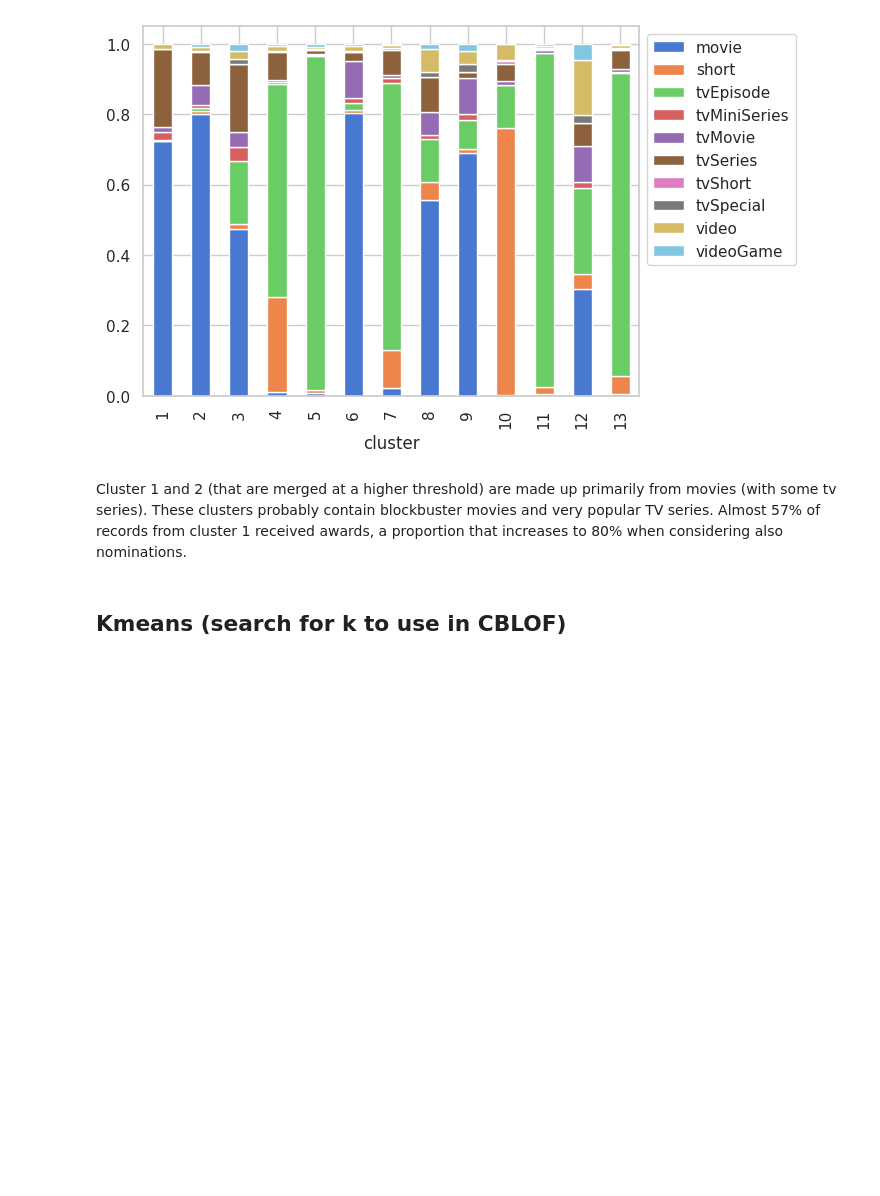
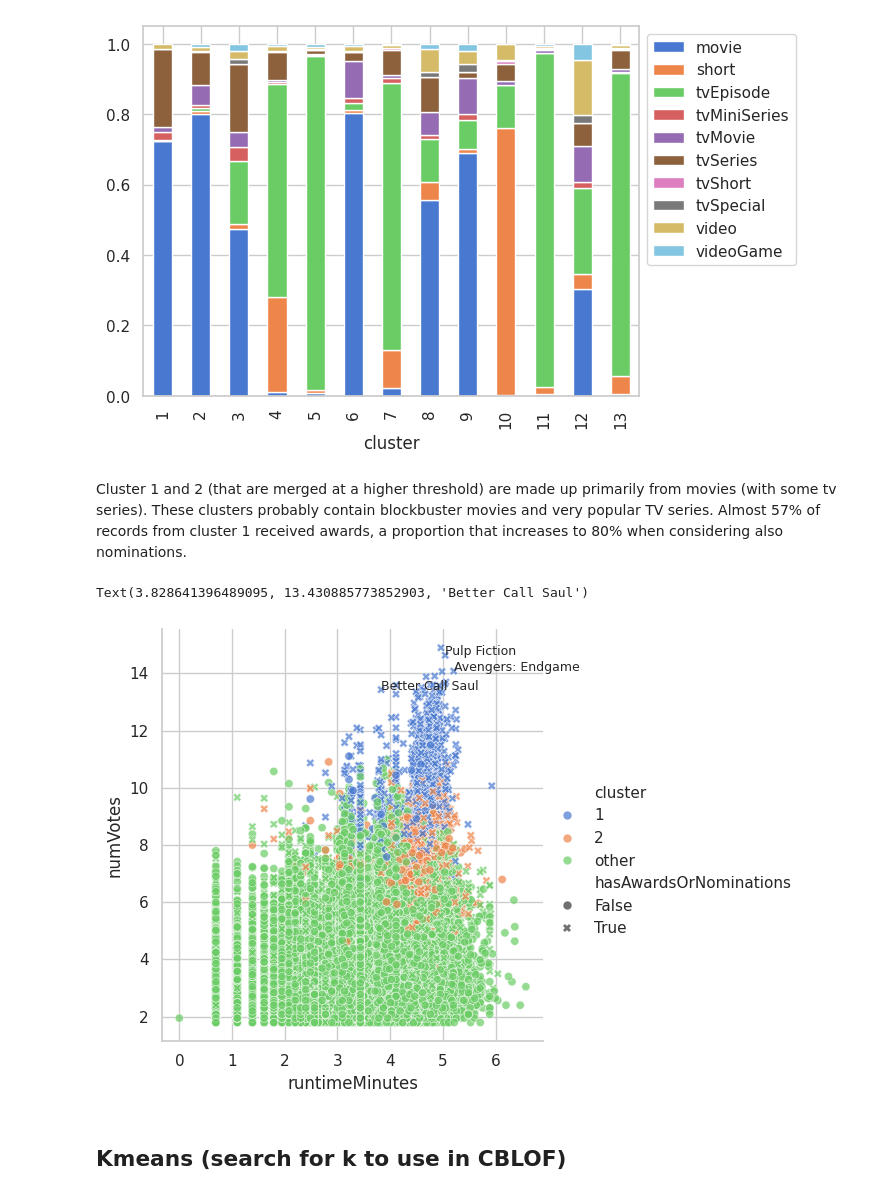
Before and after one commit to g-fabiani4-unipi/dm2_project, a Jupyter notebook: src/understanding/tabular_data_clustering.ipynb, the cells around one changed output. Saved outputs shown, nothing was run; the diff lists cells and outputs as text; code cells hidden in the pictures; blank space fills up the shorter version.

```diff
--- a/src/understanding/tabular_data_clustering.ipynb
+++ b/src/understanding/tabular_data_clustering.ipynb
@@ -167,6 +169,16 @@ Cluster 1 and 2 (that are merged at a higher threshold) are made up primarily fr
 These clusters probably contain blockbuster movies and very popular TV series. Almost 57% of records from cluster 1 received awards, a proportion that increases to 80% when considering also nominations.
 # %%
 train[['cluster']].to_csv(results_dir / 'clustering.csv', index=False)
+# %%
+train['cluster'] = train['cluster'].map(lambda x: x if x <= 2 else 'other')
+g = sns.relplot(train, x='runtimeMinutes', y='numVotes', hue='cluster',
+                style='hasAwardsOrNominations', alpha=.7, hue_order=(1, 2, 'other'))
+g.ax.annotate(avengers['originalTitle'], xy=(avengers['runtimeMinutes'], avengers['numVotes']), fontsize=9)
+g.ax.annotate(pulp_fiction['originalTitle'], xy=(pulp_fiction['runtimeMinutes'], pulp_fiction['numVotes']), fontsize=9)
+g.ax.annotate(bcs['originalTitle'], xy=(bcs['runtimeMinutes'], bcs['numVotes']), fontsize=9)
+# %% [output]
+Text(3.828641396489095, 13.430885773852903, 'Better Call Saul')
+[figure, added]
 # %% [markdown]
 ## Kmeans (search for k to use in CBLOF)
 # %%
```
Also changed, not shown: parts of 3 cells of this notebook, 6 other files.
